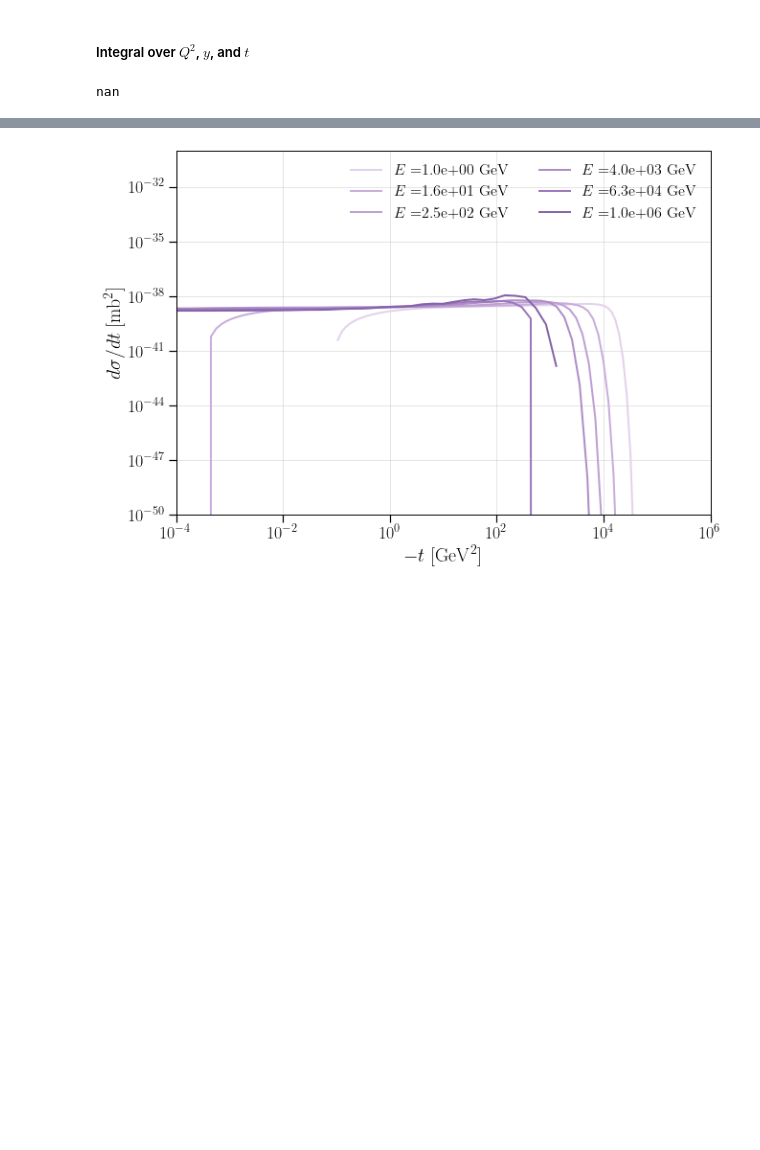
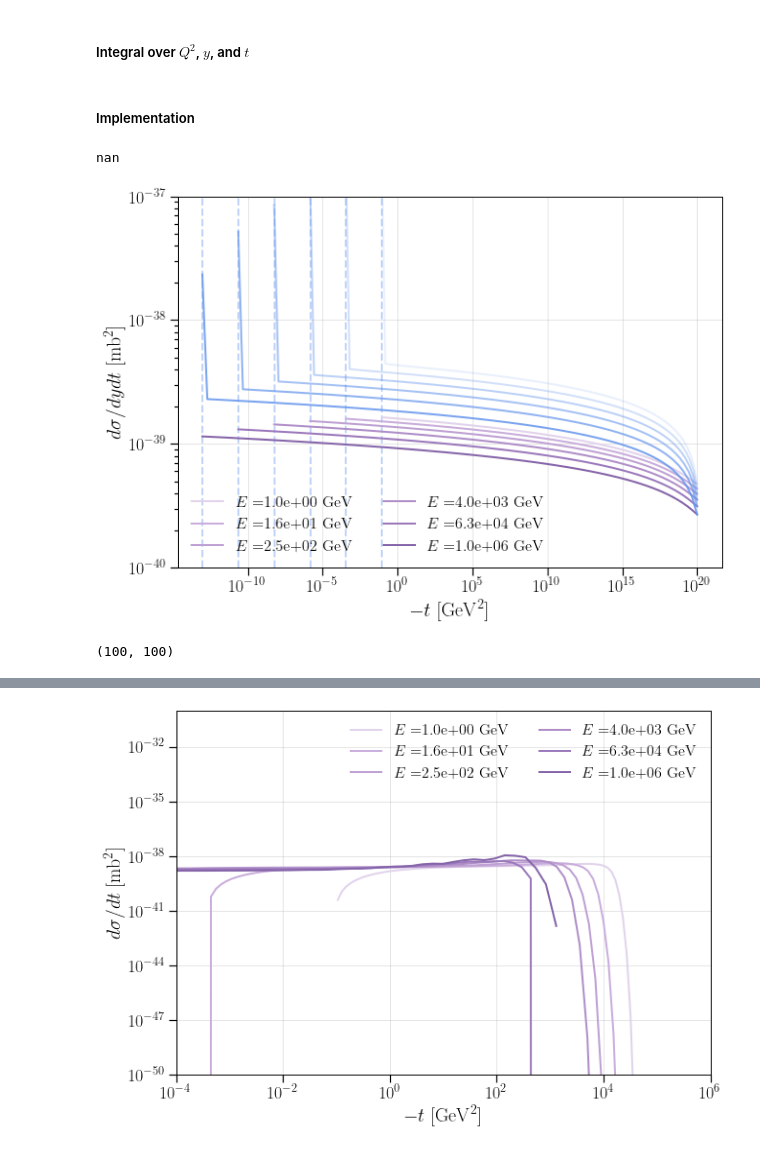
Before and after one commit to bskrzypek/Coherent-Vector-Meson-CrossSections, a Jupyter notebook: crossSections.ipynb, the cells around one changed output, grey strips where cells are left out. Drawn from its saved outputs; the diff is of its cells as text; code cells hidden in the pictures; blank space fills up the shorter version.

Commit message:
new plots using simps integration

```diff
--- a/crossSections.ipynb
+++ b/crossSections.ipynb
@@ -230,7 +230,51 @@ def Integral(E):
     integral = integrate.simps(integrate.simps(integrate.simps(diff_crossSection(E*GeV),q2Range(yrange(-1*trange(E),E),-1*trange(E),E),axis = 0),yrange(-1*trange(E),E),axis = 0),-1*trange(E),axis = 0)
 
     return integral
-# %%
-Integral(1e3*GeV)
-# %% [output]
-nan
+# %% [markdown]
+##### Implementation
+# %%
+# making an array of sigma as a function of E
+
+Integral(1e3*GeV)
+# %% [output]
+nan
+# %%
+# making an array of dsigma/dtdy as a function of y,t and E
+
+energies = np.logspace(0,6,6)
+integral = q2Integral(energies*GeV)
+# %%
+fig = plt.figure(figsize = (10,7))
+
+tmin = (mrho**2/(2*E*GeV))/GeV**2
+
+for ei in range(len(energies)):
+
+    tmin = (mrho**2/(2*energies[ei]*GeV))**2/GeV**2
+
+    plt.axvline(tmin,color = "cornflowerblue",ls = "dashed",alpha = 0.4)
+
+    plt.plot(trange(energies[ei]*GeV),np.array(integral)[:,1,ei]/mb**2,color = my_gradient2((ei+1)/7),label = r"$E = ${:.1e}".format(energies[ei])+" GeV")
+    plt.plot(trange(energies[ei]*GeV),np.array(integral)[:,40,ei]/mb**2,color = "cornflowerblue",alpha = (ei+1)/7)
+
+
+plt.legend(loc = "lower left",fontsize = 16,ncol = 2)
+
+plt.ylim(1e-40,1e-37)
+#plt.xlim(1e-6,1e6)
+
+plt.grid(alpha = 0.4)
+
+plt.ylabel(r"$d\sigma/dydt\; [{\rm mb}^2]$",fontsize = 20)
+plt.xlabel(r"$-t\; [{\rm GeV}^2]$",fontsize = 20)
+plt.xscale('log')
+plt.yscale('log')
+
+plt.savefig("/Users/barbaraskrzypek/Documents/IceCube/LVNeutrinos/yIntegral.png",dpi = 400,bbox_inches = "tight")
+plt.show()
+# %% [output]
+[figure, added]
+# %%
+np.shape(yrange(-1*trange(energies[ei]*GeV),energies[ei]*GeV))
+# %% [output]
+(100, 100)
```
Also changed, not shown: parts of 1 cell of this notebook.
